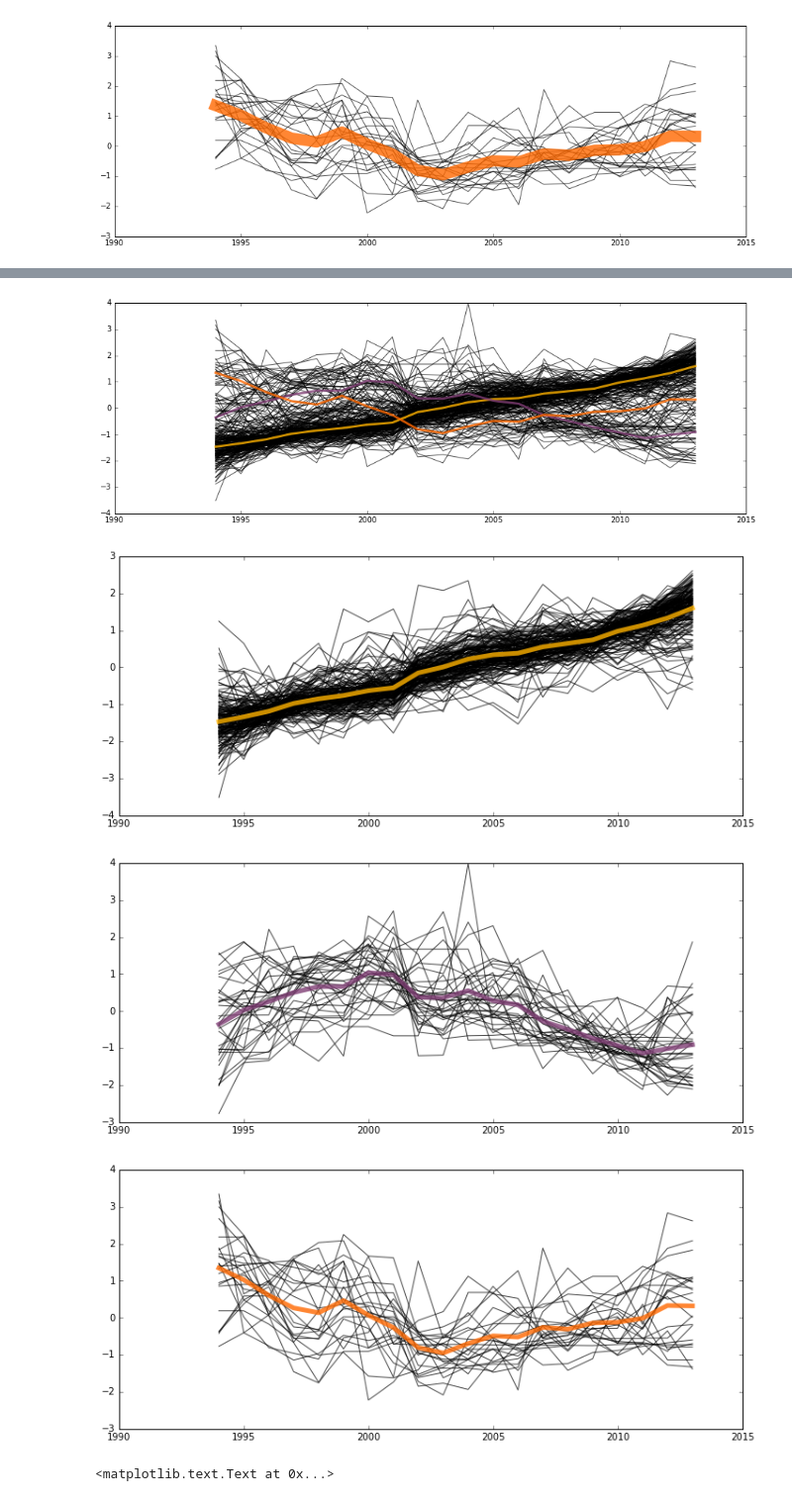
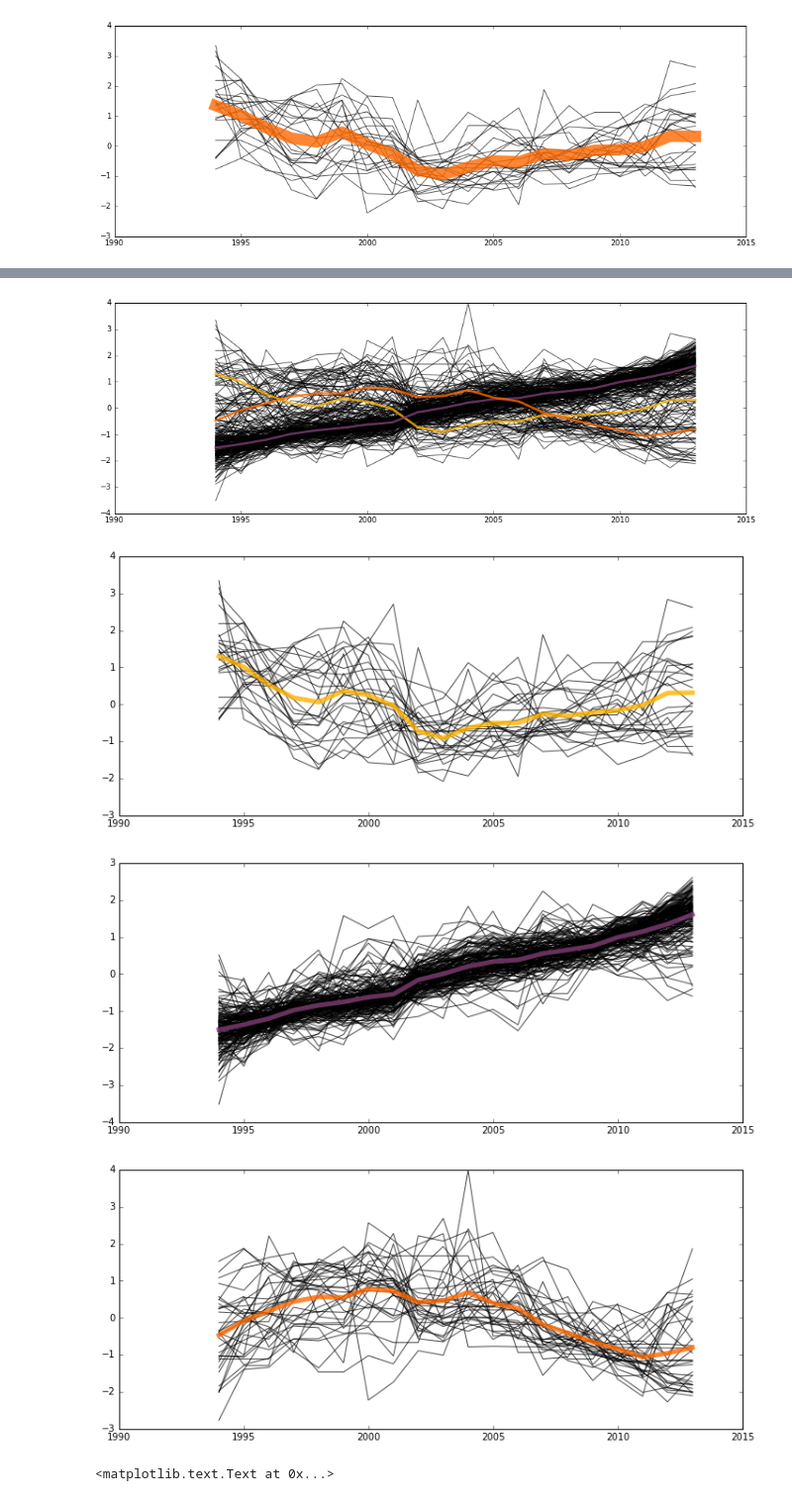
Before and after one commit to Tengf/A, a Jupyter notebook: hw10/homework 10.ipynb, the cells around one changed output, grey strips where cells are left out. Shown at 99% size. Drawn from its saved outputs; the diff is of its cells as text; code cells hidden in the pictures.

```diff
--- a/hw10/homework 10.ipynb
+++ b/hw10/homework 10.ipynb
@@ -253,5 +253,5 @@ labels2=est.labels_
 
 plt.figure(figsize=(15,5))
 for i in range(len(wh_biz_zip)):
-    plt.plot(wh_biz_zip.iloc[i],c=colors[labels[i]],alpha=0.8)
+    plt.plot(wh_biz_zip.iloc[i],c=colors[labels2[i]],alpha=0.8)
 # %% [output]
@@ -259,27 +259,27 @@ for i in range(len(wh_biz_zip)):
 # %%
 # Visualization of the cluster centers
 
 wtmp = np.zeros((n, len(wh_biz_zip)))
-for i in range(len(wh_biz_zip)): wtmp[labels[i]][i] = 1
+for i in range(len(wh_biz_zip)): wtmp[labels2[i]][i] = 1
 clmeans = [np.average(wh_biz_zip, axis=0, weights=(wtmp[i])) for i in range(n)]
 
 plt.figure(figsize=(15,5))
 for i in range(len(wh_biz_zip)):
     plt.plot(wh_biz_zip.iloc[i],c='black',alpha=0.7)
 for i in range(n):
     plt.plot(range(1994,2014),clmeans[i],c=colors[i],linewidth=3,alpha=0.8)
 
 for i in range(n):
     plt.figure(figsize=(12,5))
     for j in range(len(wh_biz_zip)):
-        if labels[j] == i:
+        if labels2[j] == i:
             plt.plot(wh_biz_zip.iloc[j],c='black',alpha=0.7)
     plt.plot(range(1994,2014),clmeans[i],c=colors[i],linewidth=5,alpha=0.8)
 # %% [output]
-[figure, old version]
+[figure, new version]
-[figure, old version]
+[figure, new version]
-[figure, old version]
+[figure, new version]
-[figure, old version]
+[figure, new version]
 # %%
 from descartes import PolygonPatch
 fig = plt.figure(figsize=(15,15))
```
Also changed, not shown: parts of 2 cells of this notebook.
